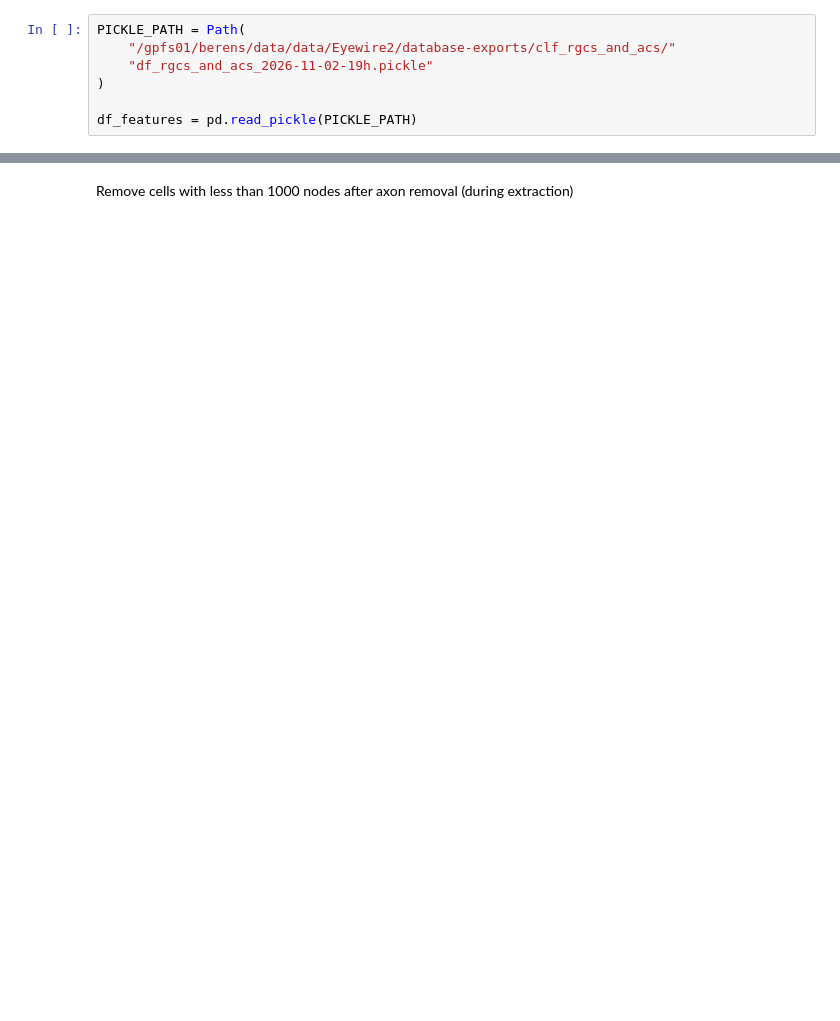
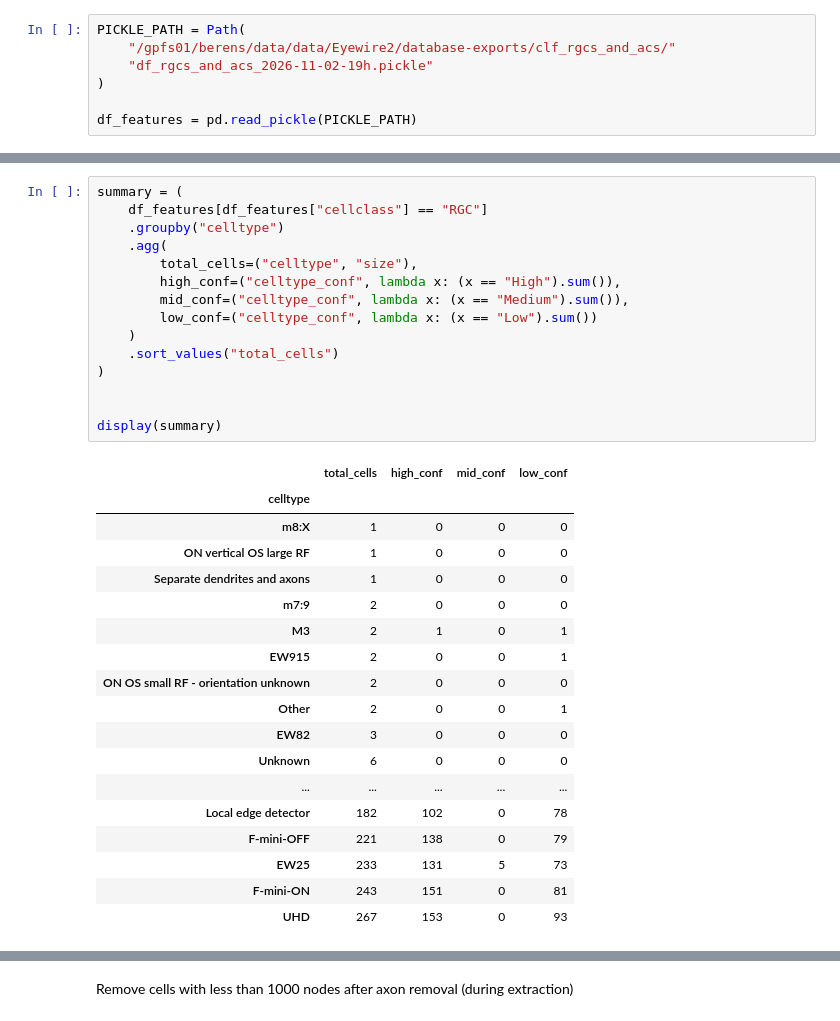
Before and after one commit to pegah81/ssl_neuron, a Jupyter notebook: ssl_neuron/data/split_data.ipynb, the cells around one changed output, grey strips where cells are left out. Drawn from its saved outputs; the diff is of its cells as text; blank space fills up the shorter version.

```diff
--- a/ssl_neuron/data/split_data.ipynb
+++ b/ssl_neuron/data/split_data.ipynb
@@ -20,0 +29,34 @@ df_features = pd.read_pickle(PICKLE_PATH)
+# %%
+summary = (
+    df_features[df_features["cellclass"] == "RGC"]
+    .groupby("celltype")
+    .agg(
+        total_cells=("celltype", "size"),
+        high_conf=("celltype_conf", lambda x: (x == "High").sum()),
+        mid_conf=("celltype_conf", lambda x: (x == "Medium").sum()),
+        low_conf=("celltype_conf", lambda x: (x == "Low").sum())
+    )
+    .sort_values("total_cells")
+)
+
+
+display(summary)
+# %% [output]
+|  | total_cells | high_conf | mid_conf | low_conf |
+| celltype |  |  |  |  |
+| m8:X | 1 | 0 | 0 | 0 |
+| ON vertical OS large RF | 1 | 0 | 0 | 0 |
+| Separate dendrites and axons | 1 | 0 | 0 | 0 |
+| m7:9 | 2 | 0 | 0 | 0 |
+| M3 | 2 | 1 | 0 | 1 |
+| EW915 | 2 | 0 | 0 | 1 |
+| ON OS small RF - orientation unknown | 2 | 0 | 0 | 0 |
+| Other | 2 | 0 | 0 | 1 |
+| EW82 | 3 | 0 | 0 | 0 |
+| Unknown | 6 | 0 | 0 | 0 |
+| ... | ... | ... | ... | ... |
+| Local edge detector | 182 | 102 | 0 | 78 |
+| F-mini-OFF | 221 | 138 | 0 | 79 |
+| EW25 | 233 | 131 | 5 | 73 |
+| F-mini-ON | 243 | 151 | 0 | 81 |
+| UHD | 267 | 153 | 0 | 93 |
```
Also changed, not shown: parts of 9 cells of this notebook, 4 other files.
